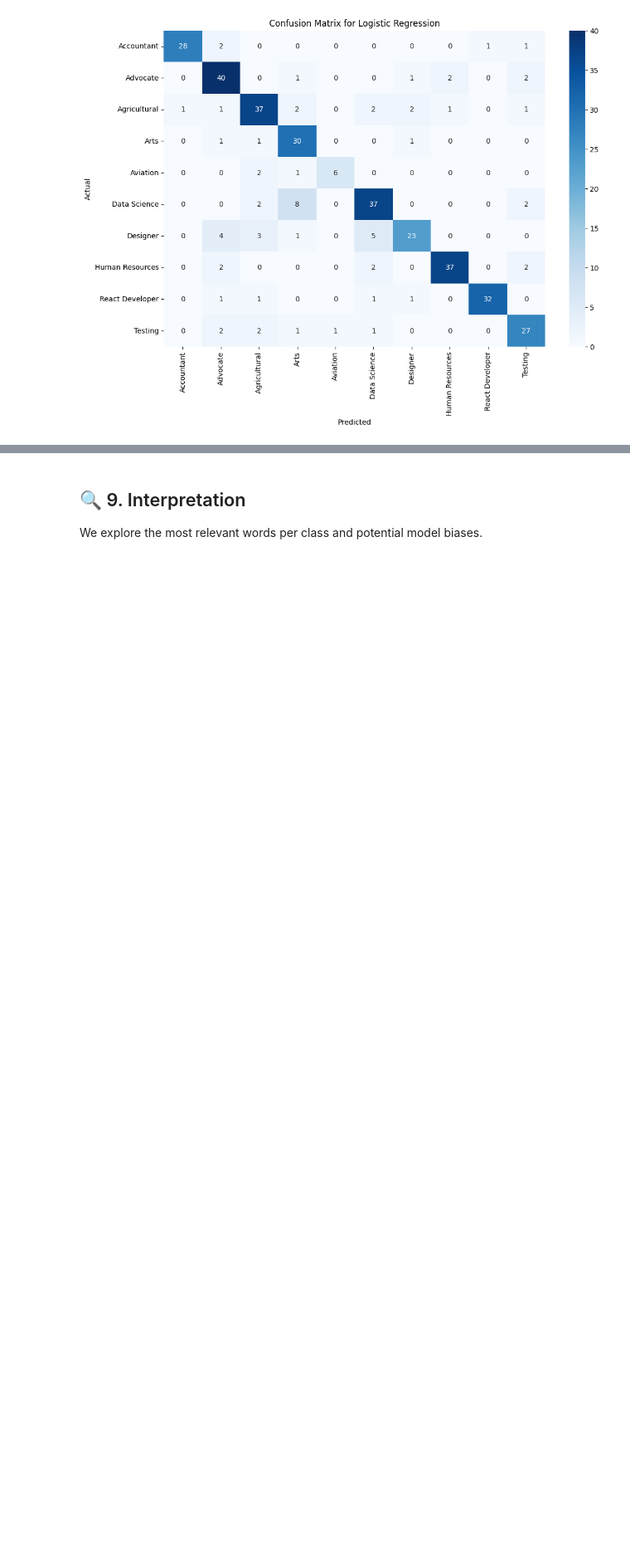
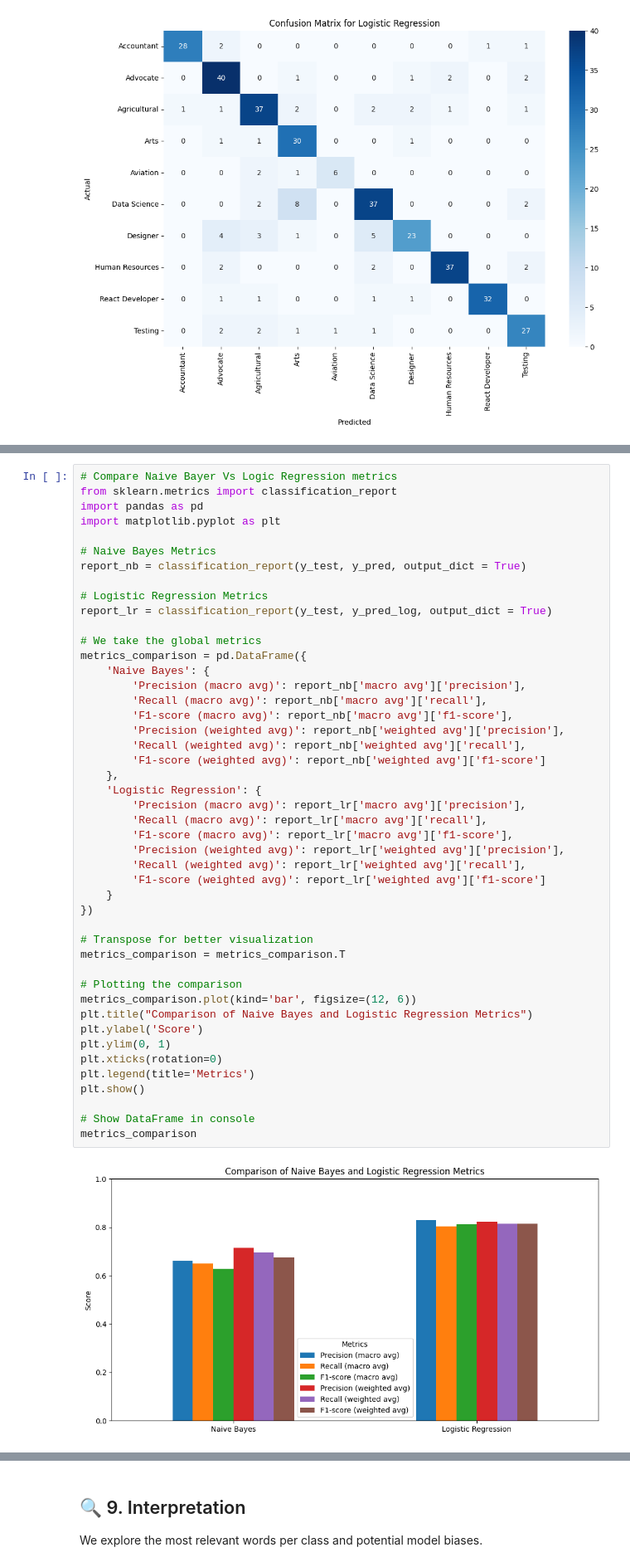
Before and after one commit to Edelan89/Resume_Classifier_with_NLP, a Jupyter notebook: Resume_Classifier_with_NLP.ipynb, the cells around one changed output, grey strips where cells are left out. Shown at 83% size. Cells and saved outputs as stored; diff of their text form; blank space fills up the shorter version.

```diff
--- a/Resume_Classifier_with_NLP.ipynb
+++ b/Resume_Classifier_with_NLP.ipynb
@@ -639,0 +641,48 @@ plt.show()
+# %%
+# Compare Naive Bayer Vs Logic Regression metrics
+from sklearn.metrics import classification_report
+import pandas as pd
+import matplotlib.pyplot as plt
+
+# Naive Bayes Metrics
+report_nb = classification_report(y_test, y_pred, output_dict = True)
+
+# Logistic Regression Metrics
+report_lr = classification_report(y_test, y_pred_log, output_dict = True)
+
+# We take the global metrics
+metrics_comparison = pd.DataFrame({
+    'Naive Bayes': {
+        'Precision (macro avg)': report_nb['macro avg']['precision'],
+        'Recall (macro avg)': report_nb['macro avg']['recall'],
+        'F1-score (macro avg)': report_nb['macro avg']['f1-score'],
+        'Precision (weighted avg)': report_nb['weighted avg']['precision'],
+        'Recall (weighted avg)': report_nb['weighted avg']['recall'],
+        'F1-score (weighted avg)': report_nb['weighted avg']['f1-score']
+    },
+    'Logistic Regression': {
+        'Precision (macro avg)': report_lr['macro avg']['precision'],
+        'Recall (macro avg)': report_lr['macro avg']['recall'],
+        'F1-score (macro avg)': report_lr['macro avg']['f1-score'],
+        'Precision (weighted avg)': report_lr['weighted avg']['precision'],
+        'Recall (weighted avg)': report_lr['weighted avg']['recall'],
+        'F1-score (weighted avg)': report_lr['weighted avg']['f1-score']
+    }
+})
+
+# Transpose for better visualization
+metrics_comparison = metrics_comparison.T
+
+# Plotting the comparison
+metrics_comparison.plot(kind='bar', figsize=(12, 6))
+plt.title("Comparison of Naive Bayes and Logistic Regression Metrics")
+plt.ylabel('Score')
+plt.ylim(0, 1)
+plt.xticks(rotation=0)
+plt.legend(title='Metrics')
+plt.show()
+
+# Show DataFrame in console
+metrics_comparison
+# %% [output]
+[figure, added]
```
Also changed, not shown: parts of 12 cells of this notebook, 3 other files.
